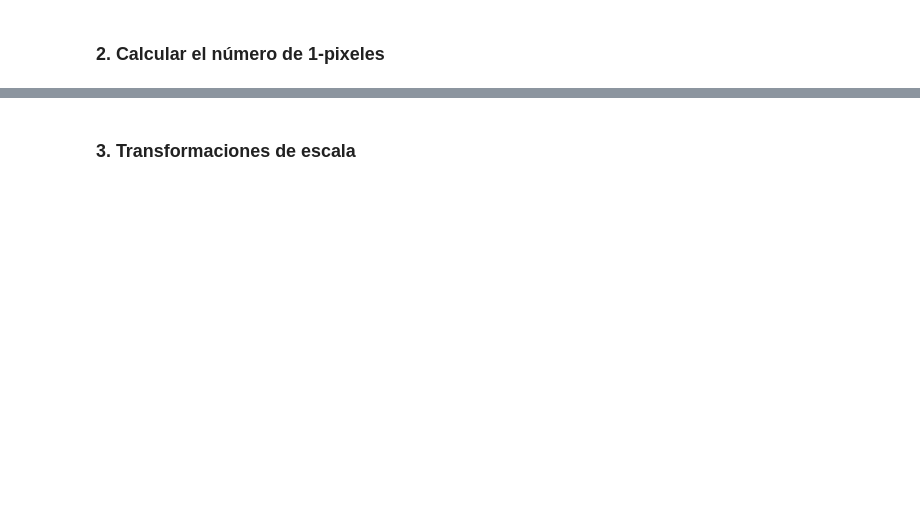
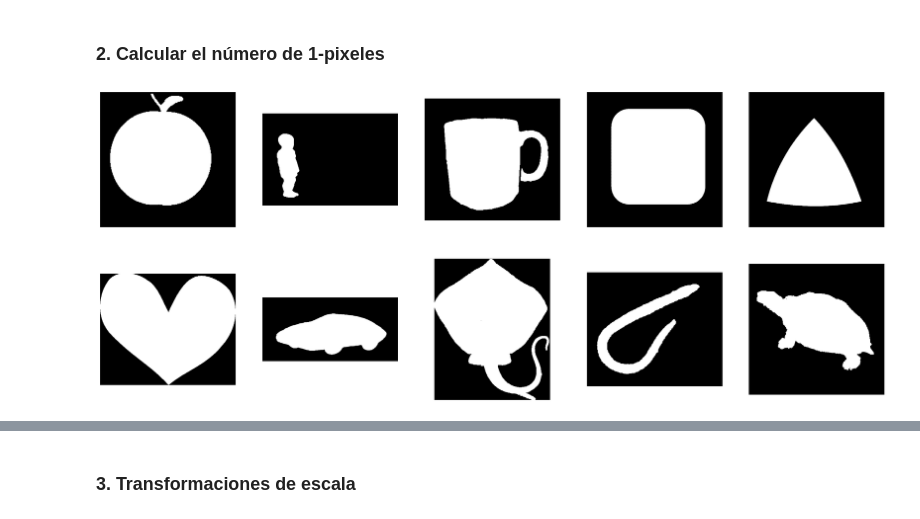
Before and after one commit to P4R-D4RK/Examen_Tarea2_Graficacion, a Jupyter notebook: Code.ipynb, the cells around one changed output, grey strips where cells are left out. Saved outputs shown, nothing was run; the diff lists cells and outputs as text; code cells hidden in the pictures; blank space fills up the shorter version.

```diff
--- a/Code.ipynb
+++ b/Code.ipynb
@@ -1,2 +1,33 @@
 # %% [markdown]
 ### 2. Calcular el número de 1-pixeles
+# %%
+import plotly.graph_objects as go
+import cv2
+import numpy as np
+import matplotlib.pyplot as plt
+import skimage
+import math
+import pandas as pd
+
+names = ['apple-1.png', 'children-1.png', 'cup-1.png', 'device3-1.png',
+         'device4-1.png', 'Heart-1.png', 'personal_car-1.png', 'ray-1.png', 'sea_snake-1.png','turtle-1.png']
+
+images = []
+
+# Cargar y guardar las imagenes binarias
+for name in names:
+    fullName = 'images/' + name
+    img = np.array(cv2.imread(fullName, cv2.IMREAD_GRAYSCALE))/255
+    images.append(img.astype(int))
+
+def showImages(images):
+    fig,axs = plt.subplots(2,5,figsize=(25,10))
+    for i,img in enumerate(images):
+        row = i//5
+        col = i%5
+        axs[row,col].imshow(img,cmap = "Greys_r")
+        axs[row,col].axis("off")
+    plt.show()
+showImages(images)
+# %% [output]
+[figure, added]
```
Also changed, not shown: parts of 26 cells of this notebook, 3 other files.
